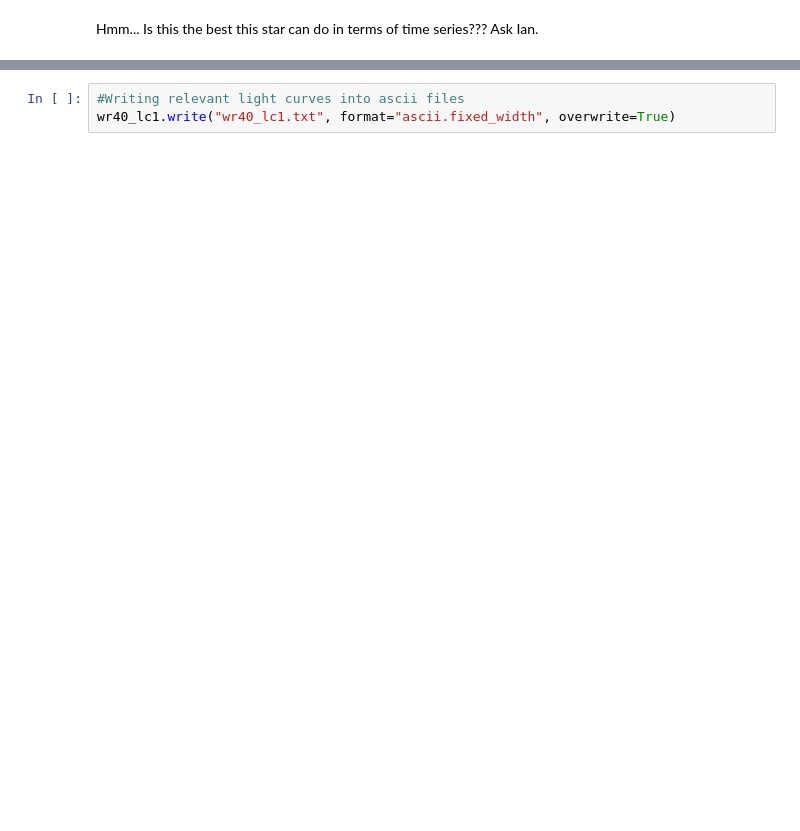
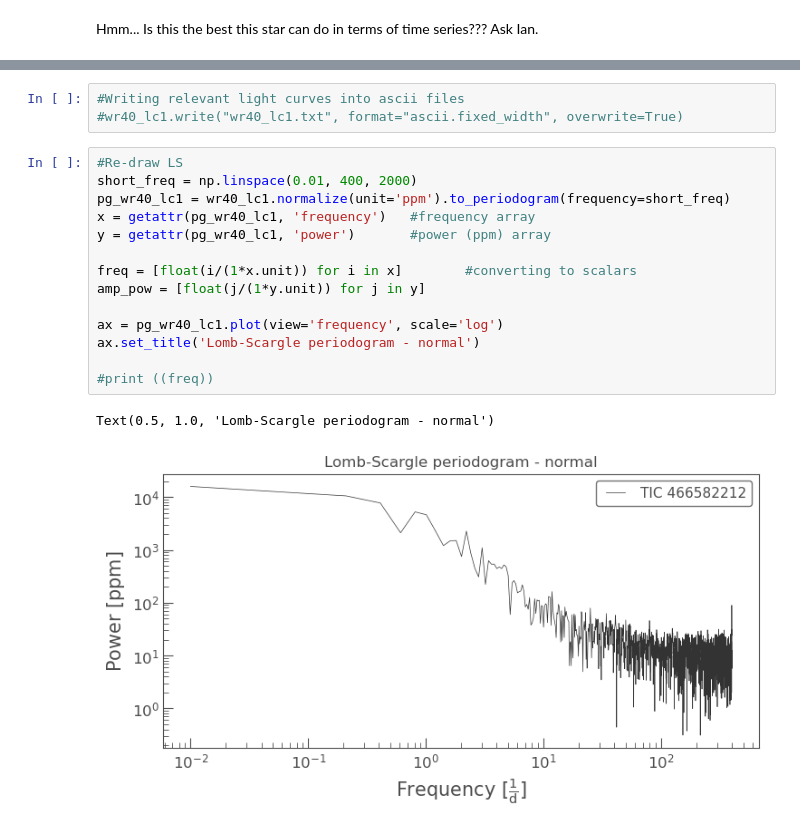
Before and after one commit to khraspyy/Y4MassiveStarsProject, a Jupyter notebook: Project/Codes/WR40/lc1/WR40_ts1.ipynb, the cells around one changed output, grey strips where cells are left out. Cells and saved outputs as stored; diff of their text form; blank space fills up the shorter version.

```diff
--- a/Project/Codes/WR40/lc1/WR40_ts1.ipynb
+++ b/Project/Codes/WR40/lc1/WR40_ts1.ipynb
@@ -140,4 +152,21 @@ plt.savefig('wr40_lc1_edited_ls')
 [figure]
 # %%
 #Writing relevant light curves into ascii files
-wr40_lc1.write("wr40_lc1.txt", format="ascii.fixed_width", overwrite=True)
+#wr40_lc1.write("wr40_lc1.txt", format="ascii.fixed_width", overwrite=True)
+# %%
+#Re-draw LS
+short_freq = np.linspace(0.01, 400, 2000)
+pg_wr40_lc1 = wr40_lc1.normalize(unit='ppm').to_periodogram(frequency=short_freq)
+x = getattr(pg_wr40_lc1, 'frequency')   #frequency array
+y = getattr(pg_wr40_lc1, 'power')       #power (ppm) array
+
+freq = [float(i/(1*x.unit)) for i in x]        #converting to scalars
+amp_pow = [float(j/(1*y.unit)) for j in y]
+
+ax = pg_wr40_lc1.plot(view='frequency', scale='log')
+ax.set_title('Lomb-Scargle periodogram - normal')
+
+#print ((freq))
+# %% [output]
+Text(0.5, 1.0, 'Lomb-Scargle periodogram - normal')
+[figure, added]
```
Also changed, not shown: parts of 14 cells of this notebook.
